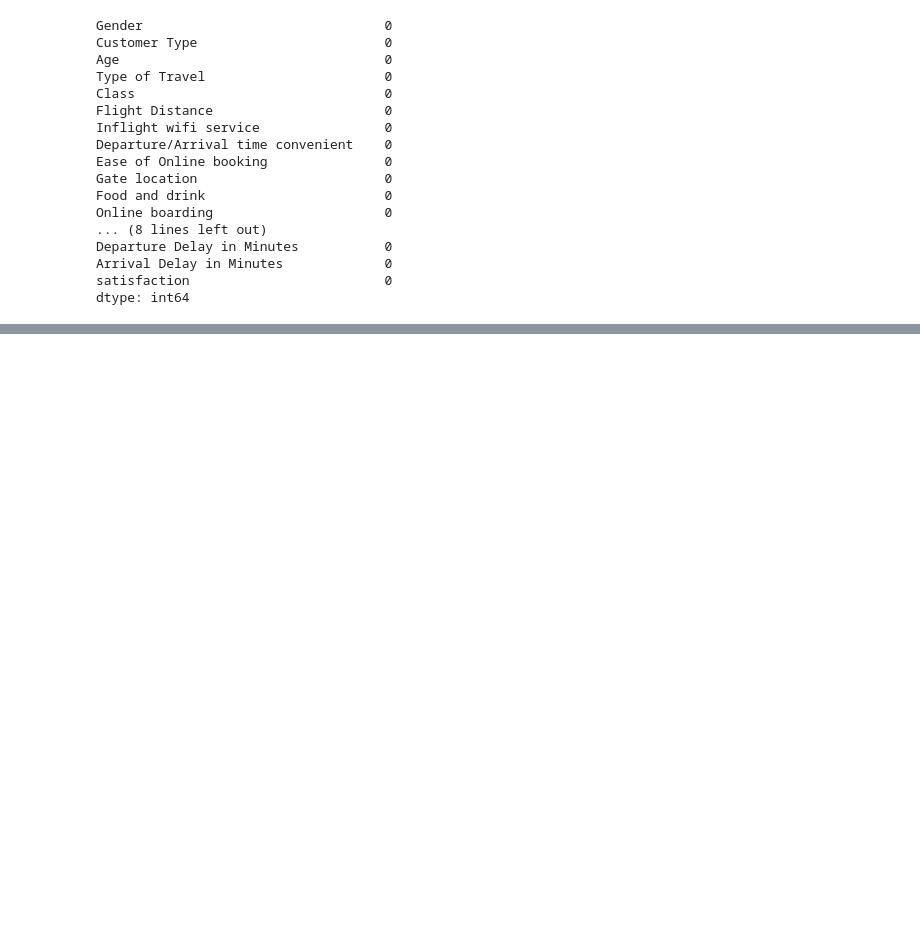
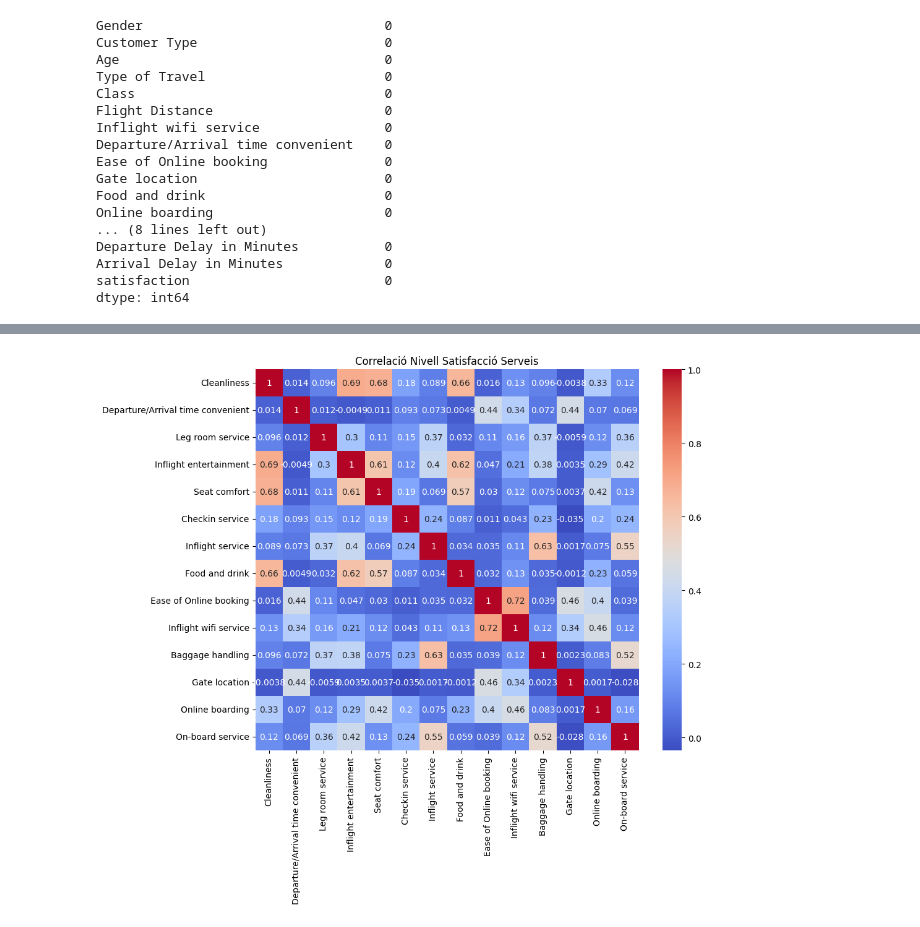
Before and after one commit to serafi-nebot-uib/ia_2025, a Jupyter notebook: notebooks/practica-3/main.ipynb, the cells around one changed output, grey strips where cells are left out. Saved outputs shown, nothing was run; the diff lists cells and outputs as text; code cells hidden in the pictures; blank space fills up the shorter version.

```diff
--- a/notebooks/practica-3/main.ipynb
+++ b/notebooks/practica-3/main.ipynb
@@ -85,6 +86,8 @@ catcols = set(train_raw.select_dtypes(exclude=[np.number]).columns)
 # get columns with numeric values
 numcols = set(train_raw.select_dtypes(include=[np.number]).columns)
 numcols ^= lvlcols # remaining columns that are numeric but do not represent a satisfacion level
+
+numcols, lvlcols, catcols = map(list, (numcols, lvlcols, catcols))
 
 # convert columns with categoric values to numeric values
 catvals = { col: list(train_raw[col].unique()) for col in catcols }
@@ -248,0 +209,10 @@ KeyError: "['Customer Type', 'Class'] not in index"
+# %%
+from sklearn.cluster import KMeans
+from sklearn.preprocessing import StandardScaler, OneHotEncoder
+
+trgcol = "satisfaction"
+trgmap = {"neutral or dissatisfied": 0, "satisfied": 1}
+enc = OneHotEncoder(drop="if_binary", sparse_output=False)
+cat = pd.DataFrame(enc.fit_transform(train_raw[catcols].drop(columns=[trgcol])), columns=enc.get_feature_names_out())
+train = pd.concat([train_raw.drop(columns=catcols), cat, train_raw[trgcol].map(trgmap)], axis=1)
+train
@@ -248,0 +233,7 @@ KeyError: "['Customer Type', 'Class'] not in index"
+# %%
+plt.figure(figsize=(10, 8))
+sns.heatmap(train[lvlcols].corr(), annot=True, cmap="coolwarm")
+plt.title("Correlació Nivell Satisfacció Serveis")
+plt.show()
+# %% [output]
+[figure, added]
```
Also changed, not shown: parts of 23 cells of this notebook.
